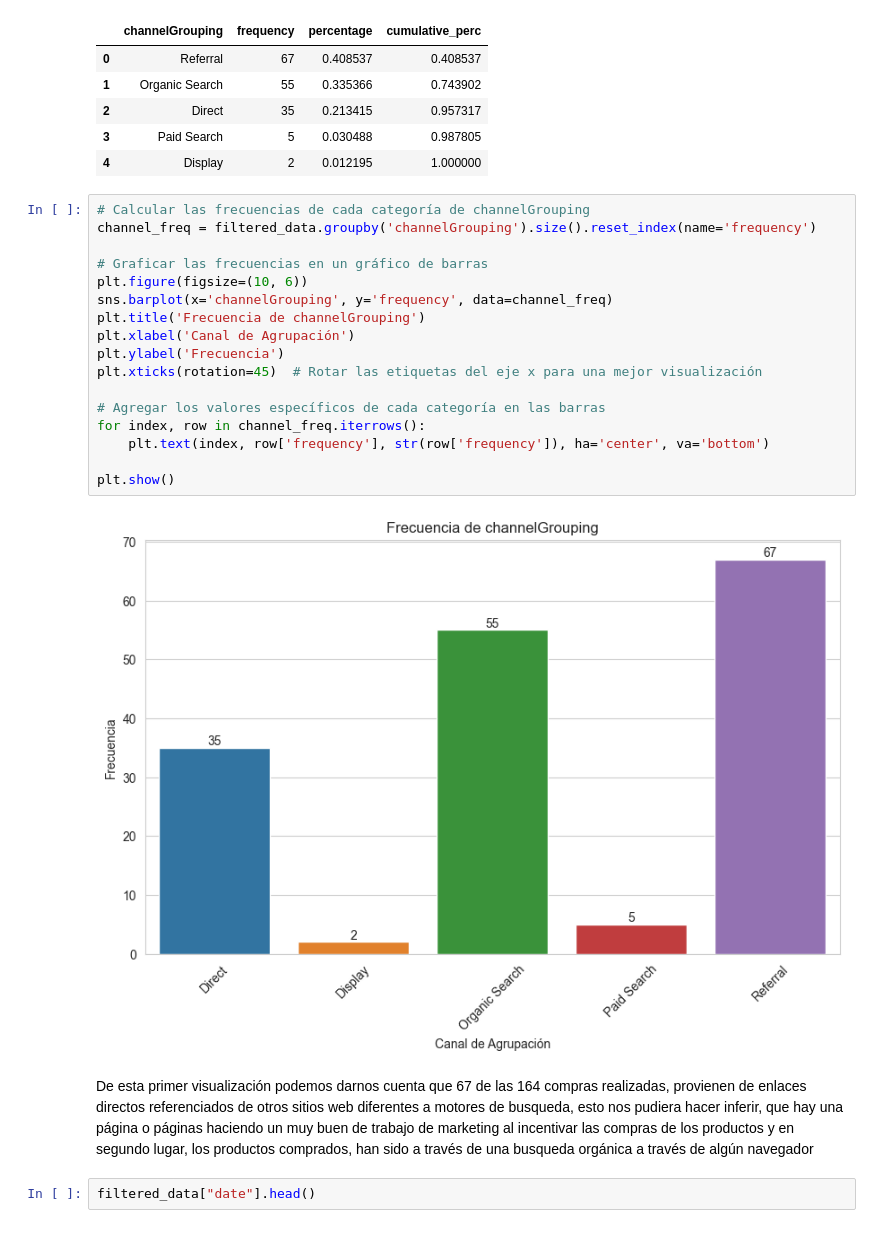
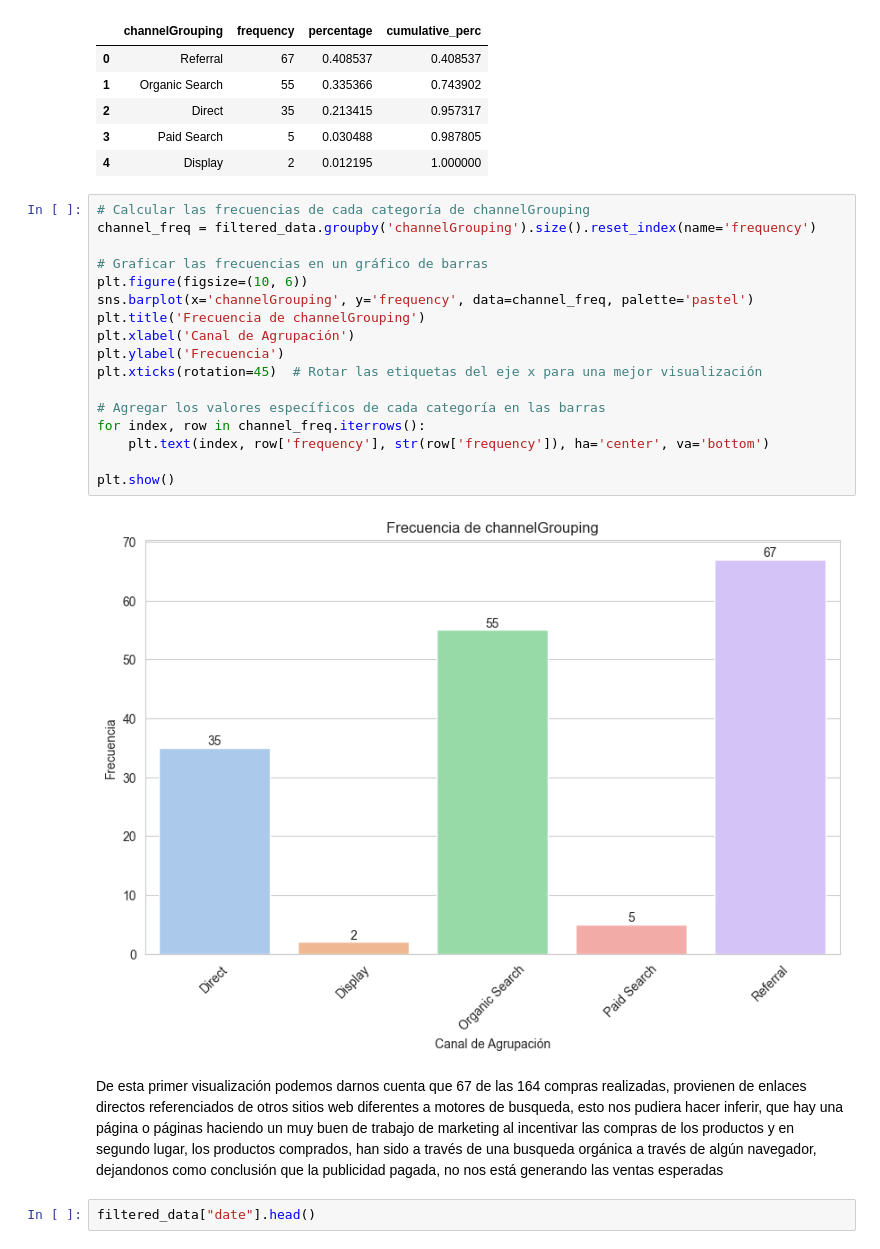
Before and after one commit to Bryan31004/Consumer_Spending_Prediction_ML, a Jupyter notebook: Consumer_Spending_Prediction ML.ipynb, the cells around one changed output. Saved outputs shown, nothing was run; the diff lists cells and outputs as text.

Commit message:
Primer modelo y analisis bivariable

```diff
--- a/Consumer_Spending_Prediction ML.ipynb
+++ b/Consumer_Spending_Prediction ML.ipynb
@@ -436,24 +547,24 @@ freq_tbl(filtered_data["channelGrouping"])
 # %%
 # Calcular las frecuencias de cada categoría de channelGrouping
 channel_freq = filtered_data.groupby('channelGrouping').size().reset_index(name='frequency')
 
 # Graficar las frecuencias en un gráfico de barras
 plt.figure(figsize=(10, 6))
-sns.barplot(x='channelGrouping', y='frequency', data=channel_freq)
+sns.barplot(x='channelGrouping', y='frequency', data=channel_freq, palette='pastel')
 plt.title('Frecuencia de channelGrouping')
 plt.xlabel('Canal de Agrupación')
 plt.ylabel('Frecuencia')
 plt.xticks(rotation=45)  # Rotar las etiquetas del eje x para una mejor visualización
 
 # Agregar los valores específicos de cada categoría en las barras
 for index, row in channel_freq.iterrows():
     plt.text(index, row['frequency'], str(row['frequency']), ha='center', va='bottom')
 
 plt.show()
 # %% [output]
-[figure, old version]
+[figure, new version]
 # %% [markdown]
-De esta primer visualización podemos darnos cuenta que 67 de las 164 compras realizadas, provienen de enlaces directos referenciados de otros sitios web diferentes a motores de busqueda, esto nos pudiera hacer inferir, que hay una página o páginas haciendo un muy buen de trabajo de marketing al incentivar las compras de los productos y en segundo lugar, los productos comprados, han sido a través de una busqueda orgánica a través de algún navegador
+De esta primer visualización podemos darnos cuenta que 67 de las 164 compras realizadas, provienen de enlaces directos referenciados de otros sitios web diferentes a motores de busqueda, esto nos pudiera hacer inferir, que hay una página o páginas haciendo un muy buen de trabajo de marketing al incentivar las compras de los productos y en segundo lugar, los productos comprados, han sido a través de una busqueda orgánica a través de algún navegador, dejandonos como conclusión que la publicidad pagada, no nos está generando las ventas esperadas
 # %%
 filtered_data["date"].head()
 # %% [output]
```
Also changed, not shown: parts of 54 cells of this notebook, 3 other files.
